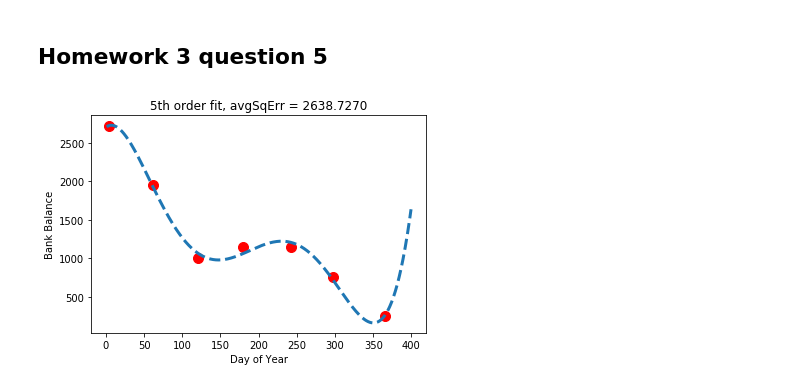
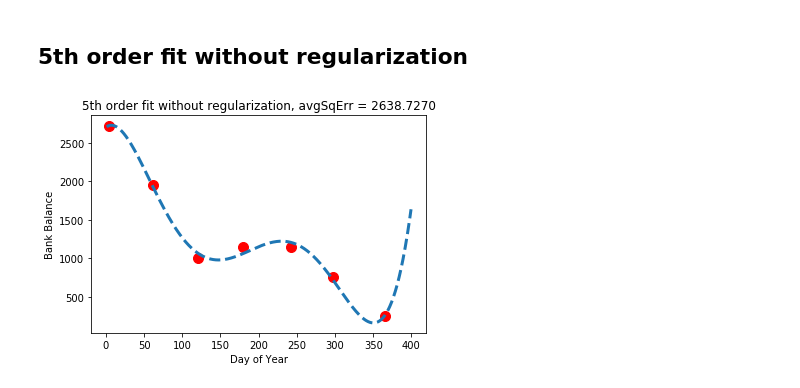
Before and after one commit to kaiwen2times/machine-learning-python, a Jupyter notebook: hw3/hw3.ipynb, the cells around one changed output. Cells and saved outputs as stored; diff of their text form; code cells hidden in the pictures.

Commit message:
working on question 8.

```diff
--- a/hw3/hw3.ipynb
+++ b/hw3/hw3.ipynb
@@ -5,36 +5,36 @@ import numpy as np
 import matplotlib.pyplot as plt
 from mpl_toolkits.mplot3d import Axes3D
 from matplotlib import cm
-# %% [markdown]
-## Homework 3 question 5
+# %% [markdown]
+## 5th order fit without regularization
 # %%
 # day of year
 x = np.mat('4; 62; 120; 180; 242; 297; 365')
 # bank balance
 y = np.mat('2720; 1950; 1000; 1150; 1140; 750; 250')
 
 # bias term
 bias = np.ones((x.shape[0],1))
 
 # 5th order polynomial
 m = np.hstack((bias, x, np.power(x,2), np.power(x,3), np.power(x,4), np.power(x,5)))
 
 # normal equation
 w = np.dot(np.dot(np.linalg.inv(np.dot(m.T, m)), m.T), y)
 h = np.dot(m, w)
 avg_sq_err = np.sum(np.power(h - y, 2)) / y.shape[0]
 
 # plot the graph
 plt.plot(x, y, 'ro', markersize=10, linewidth=3)
 plt.ylabel('Bank Balance')
 plt.xlabel('Day of Year')
 
 t = np.arange(1, 400, 0.5)
 plot_x = np.vstack((np.ones(t.shape[0]), t, np.power(t,2), np.power(t,3), np.power(t,4), np.power(t,5))).T
 plot_y = np.dot(plot_x, w)
 
 plt.plot(t, plot_y, '--', markersize=10, linewidth=3)
-plt.title('5th order fit, avgSqErr = %.4f' % avg_sq_err)
+plt.title('5th order fit without regularization, avgSqErr = %.4f' % avg_sq_err)
 plt.show()
 # %% [output]
-[figure, old version]
+[figure, new version]
```
Also changed, not shown: parts of 4 cells of this notebook, 3 other files.
